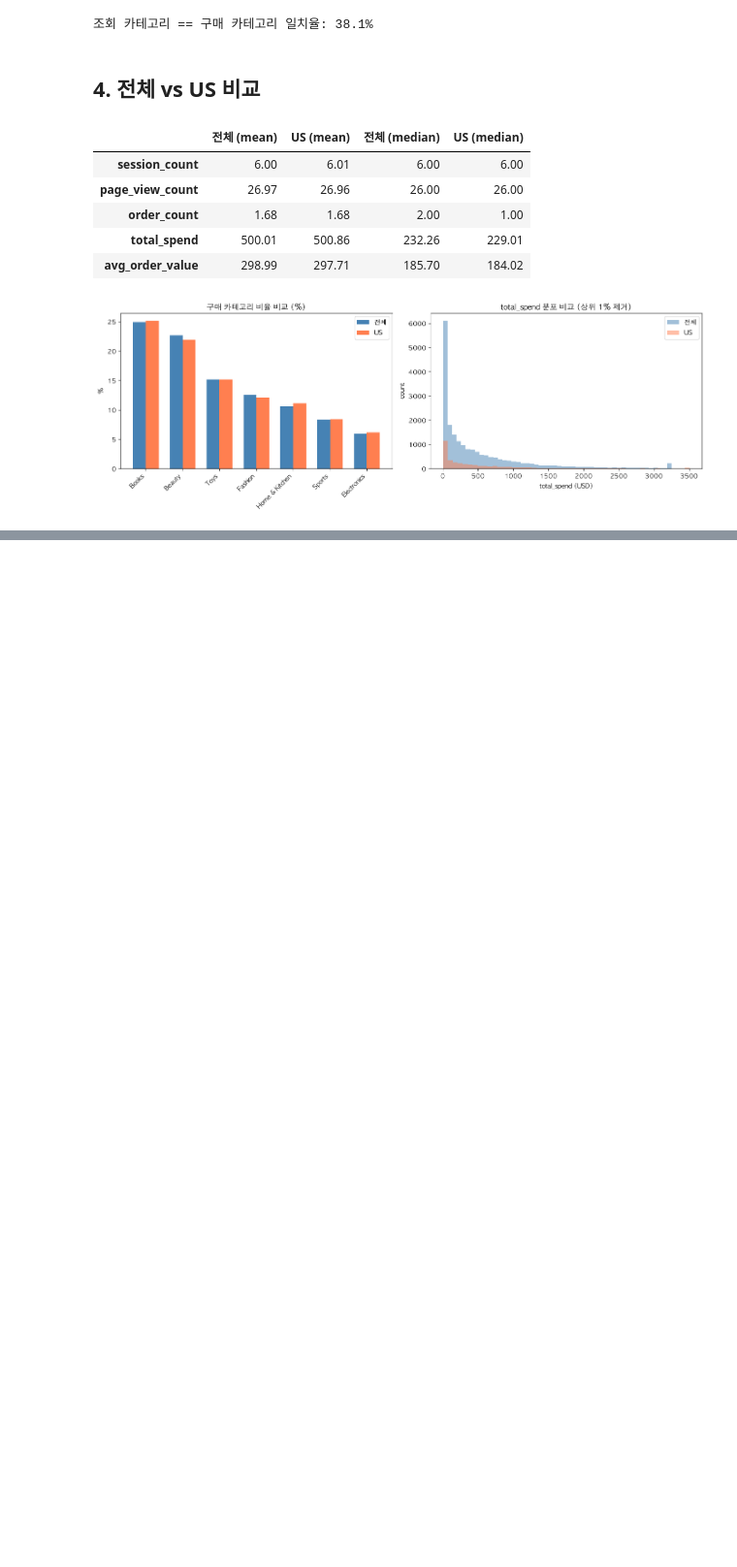
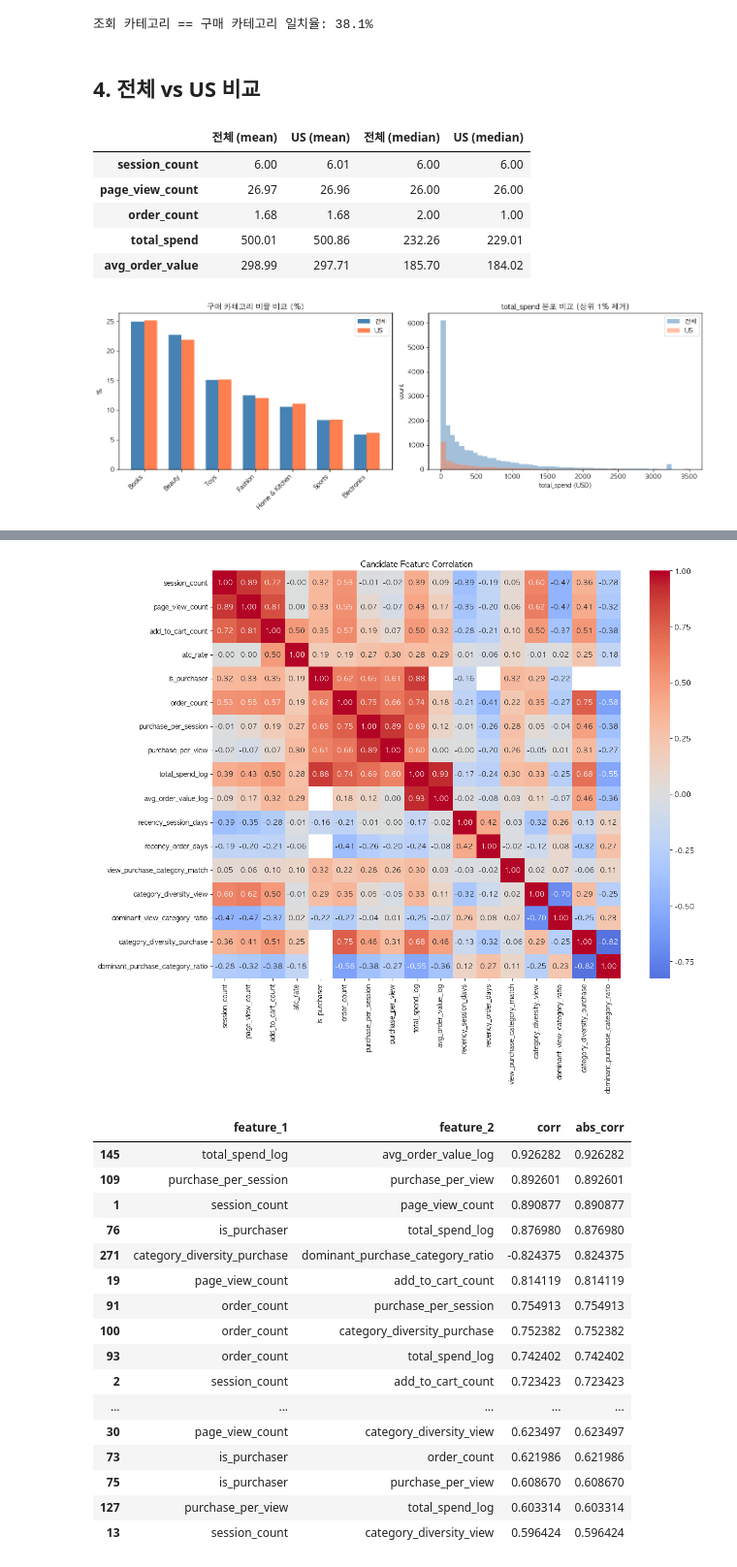
Before and after one commit to why-they-leave/retail-clickstream-analysis, a Jupyter notebook: notebooks/EDA_customer_features.ipynb, the cells around one changed output, grey strips where cells are left out. Shown at 97% size. Cells and saved outputs as stored; diff of their text form; code cells hidden in the pictures; blank space fills up the shorter version.

```diff
--- a/notebooks/EDA_customer_features.ipynb
+++ b/notebooks/EDA_customer_features.ipynb
@@ -210,0 +596,15 @@ plt.show()
+# %%
+cat_features_all = build_category_features(df_all2, session_events, order_details)
+cat_features_us = build_category_features(df_us2, session_events, order_details)
+
+df_all3 = df_all2.merge(cat_features_all, on="customer_id", how="left")
+df_us3 = df_us2.merge(cat_features_us, on="customer_id", how="left")
+
+category_feature_cols = [
+    "category_diversity_view",
+    "dominant_view_category_ratio",
+    "category_diversity_purchase",
+    "dominant_purchase_category_ratio",
+]
+
+display(df_all3[category_feature_cols].describe().T)
@@ -210,0 +637,58 @@ plt.show()
+# %%
+corr_cols = [
+    "session_count",
+    "page_view_count",
+    "add_to_cart_count",
+    "atc_rate",
+    "is_purchaser",
+    "order_count",
+    "purchase_per_session",
+    "purchase_per_view",
+    "total_spend_log",
+    "avg_order_value_log",
+    "recency_session_days",
+    "recency_order_days",
+    "view_purchase_category_match",
+    "category_diversity_view",
+    "dominant_view_category_ratio",
+    "category_diversity_purchase",
+    "dominant_purchase_category_ratio",
+]
+
+corr = df_all3[corr_cols].corr()
+
+plt.figure(figsize=(14, 11))
+sns.heatmap(corr, annot=True, fmt=".2f", cmap="coolwarm", center=0, square=True)
+plt.title("Candidate Feature Correlation")
+plt.tight_layout()
+plt.show()
+
+# 절대 상관계수 기준 상위 pair 확인
+corr_pairs = (
+    corr.where(np.triu(np.ones(corr.shape), k=1).astype(bool))
+    .stack()
+    .rename("corr")
+    .reset_index()
+    .rename(columns={"level_0": "feature_1", "level_1": "feature_2"})
+)
+corr_pairs["abs_corr"] = corr_pairs["corr"].abs()
+display(corr_pairs.sort_values("abs_corr", ascending=False).head(20))
+# %% [output]
+[figure, added]
+|  | feature_1 | feature_2 | corr | abs_corr |
+| 145 | total_spend_log | avg_order_value_log | 0.926282 | 0.926282 |
+| 109 | purchase_per_session | purchase_per_view | 0.892601 | 0.892601 |
+| 1 | session_count | page_view_count | 0.890877 | 0.890877 |
+| 76 | is_purchaser | total_spend_log | 0.876980 | 0.876980 |
+| 271 | category_diversity_purchase | dominant_purchase_category_ratio | -0.824375 | 0.824375 |
+| 19 | page_view_count | add_to_cart_count | 0.814119 | 0.814119 |
+| 91 | order_count | purchase_per_session | 0.754913 | 0.754913 |
+| 100 | order_count | category_diversity_purchase | 0.752382 | 0.752382 |
+| 93 | order_count | total_spend_log | 0.742402 | 0.742402 |
+| 2 | session_count | add_to_cart_count | 0.723423 | 0.723423 |
+| ... | ... | ... | ... | ... |
+| 30 | page_view_count | category_diversity_view | 0.623497 | 0.623497 |
+| 73 | is_purchaser | order_count | 0.621986 | 0.621986 |
+| 75 | is_purchaser | purchase_per_view | 0.608670 | 0.608670 |
+| 127 | purchase_per_view | total_spend_log | 0.603314 | 0.603314 |
+| 13 | session_count | category_diversity_view | 0.596424 | 0.596424 |
```
Also changed, not shown: parts of 25 cells of this notebook.
